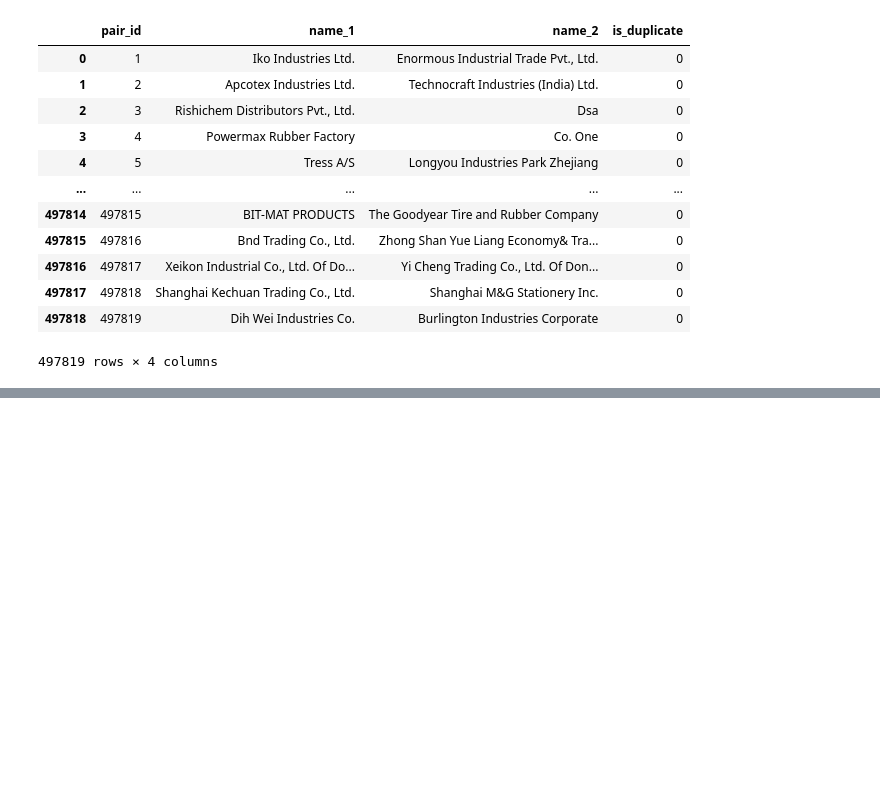
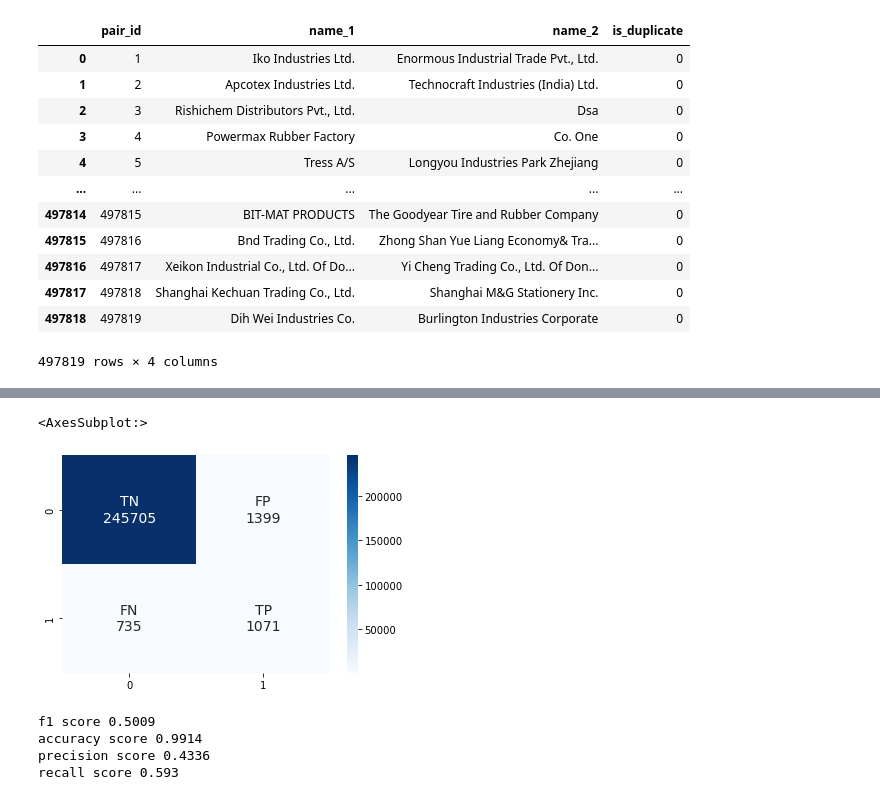
Before and after one commit to Klaasibub/SameCorporation, a Jupyter notebook: notebooks/search_for_duplicates_f1_0501 (logistic regression).ipynb, the cells around one changed output, grey strips where cells are left out. Cells and saved outputs as stored; diff of their text form; code cells hidden in the pictures; blank space fills up the shorter version.

```diff
--- a/notebooks/search_for_duplicates_f1_0498_bag_of_words,_repeatability,_IDF.ipynb
+++ b/notebooks/search_for_duplicates_f1_0501 (logistic regression).ipynb
@@ -240,0 +233,3 @@ rslt_fp
+# %%
+result['is_duplicate_predict'] = np.where((result['proba_1'] > f1_low_float), 1, 0)
+result
@@ -240,0 +250,27 @@ rslt_fp
+# %%
+duplicate = result['is_duplicate']
+duplicate_predict = result['is_duplicate_predict']
+
+matrix_1 = confusion_matrix(duplicate, duplicate_predict)
+
+group_names  = ['TN', 'FP', 'FN', 'TP']
+
+group_counts = ["{0:0.0f}".format(value) for value in matrix_1.flatten()]
+
+labels = [f"{v1}\n{v2}" for v1, v2 in zip(group_names, group_counts)]
+labels = np.asarray(labels).reshape(2,2)
+
+sns.heatmap(matrix_1, annot=labels, annot_kws={"fontsize":14}, fmt='', cmap='Blues')
+# %% [output]
+<AxesSubplot:>
+[figure, added]
+# %%
+print('f1 score', round(f1_score(duplicate, duplicate_predict), 4))
+print('accuracy score', round(accuracy_score(duplicate, duplicate_predict), 4))
+print('precision score', round(precision_score(duplicate, duplicate_predict), 4))
+print('recall score', round(recall_score(duplicate, duplicate_predict), 4))
+# %% [output]
+f1 score 0.5009
+accuracy score 0.9914
+precision score 0.4336
+recall score 0.593
```
Also changed, not shown: parts of 40 cells of this notebook, 2 other files.
